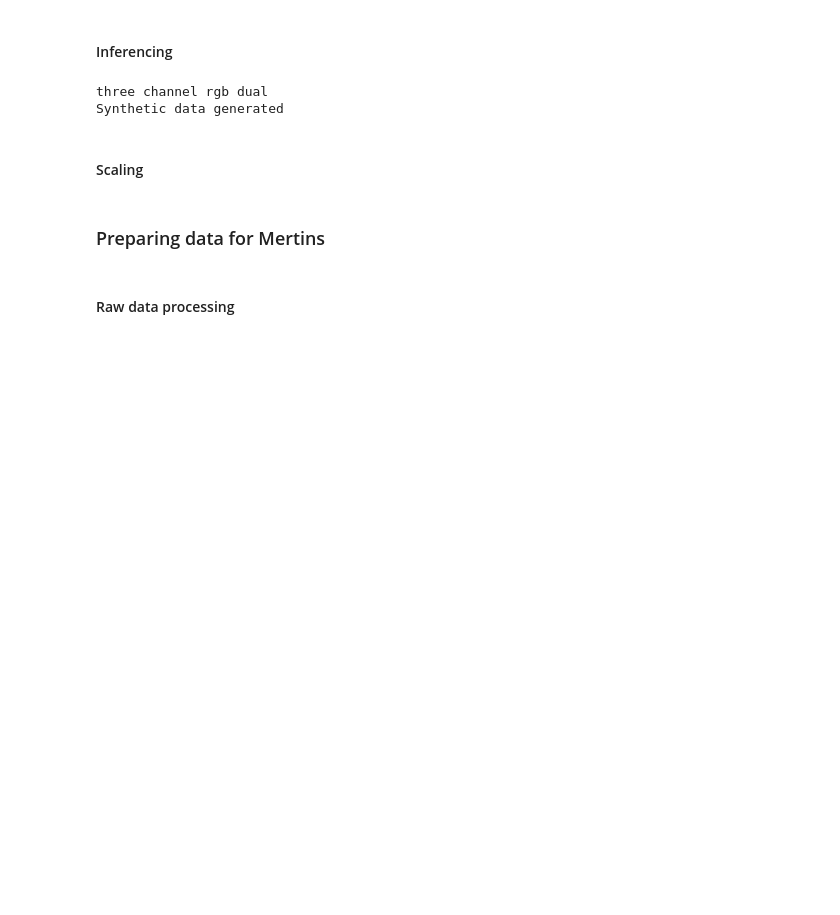
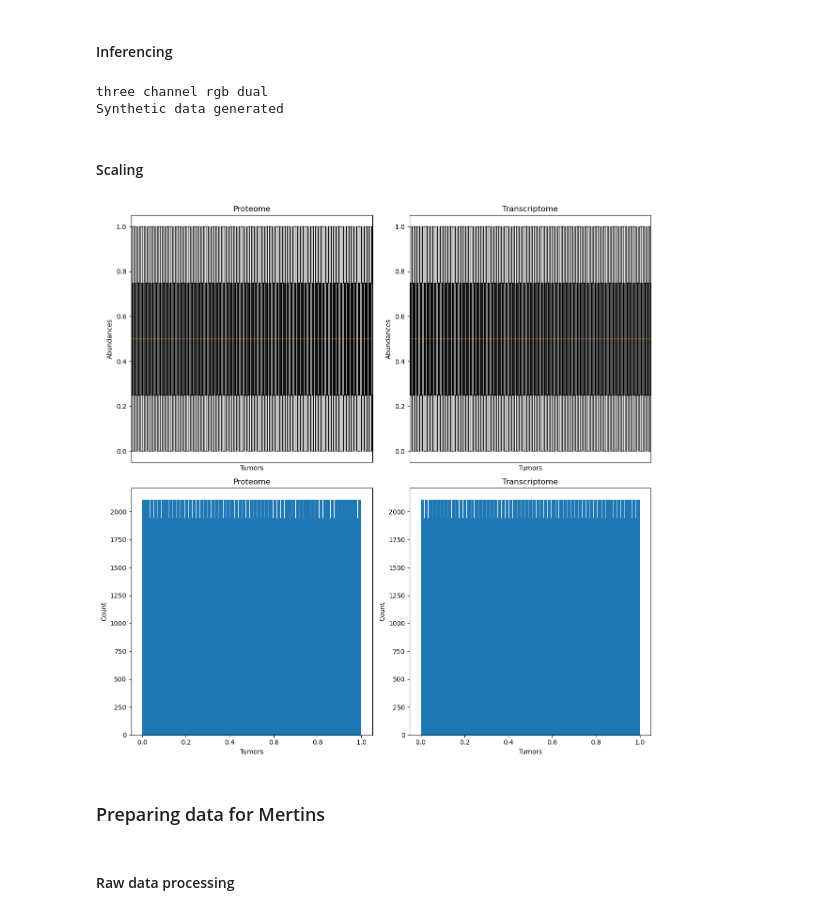
Before and after one commit to kenlzh1996/Prediction-model-25, a Jupyter notebook: Dataset generation.ipynb, the cells around one changed output. Cells and saved outputs as stored; diff of their text form; code cells hidden in the pictures; blank space fills up the shorter version.

```diff
--- a/Dataset generation.ipynb
+++ b/Dataset generation.ipynb
@@ -315,6 +309,7 @@ MD_qt_tumor = pd.DataFrame(QuantileTransformer(n_quantiles = 10000, output_distr
 # %%
-#VisualizeData(PD_qt_gene.T, MD_qt_gene.T)
-#VisualizeData(PD_qt_tumor, MD_qt_tumor)
+VisualizeData(PD_qt_tumor, MD_qt_tumor)
+# %% [output]
+[figure, added]
 # %% [markdown]
 ### Preparing data for Mertins
 # %% [markdown]
```
Also changed, not shown: parts of 34 cells of this notebook.
